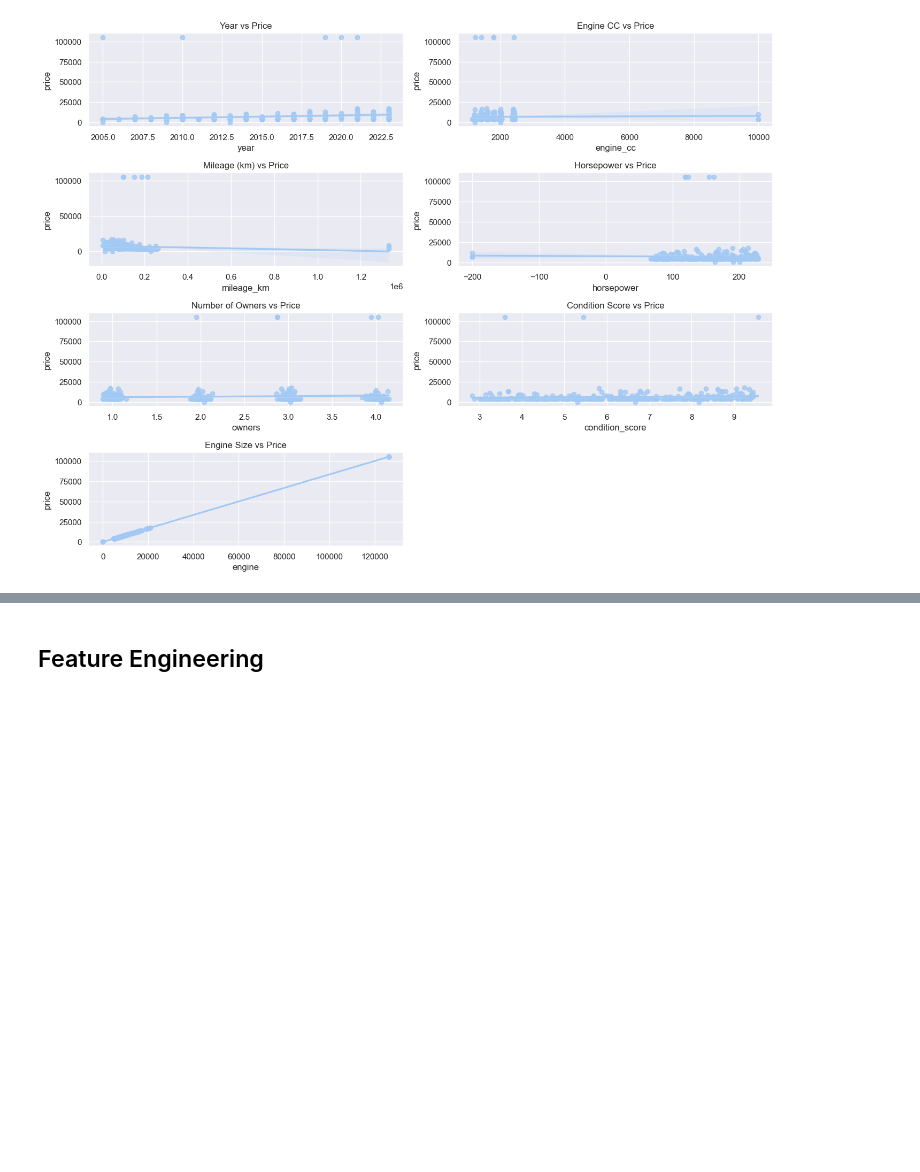
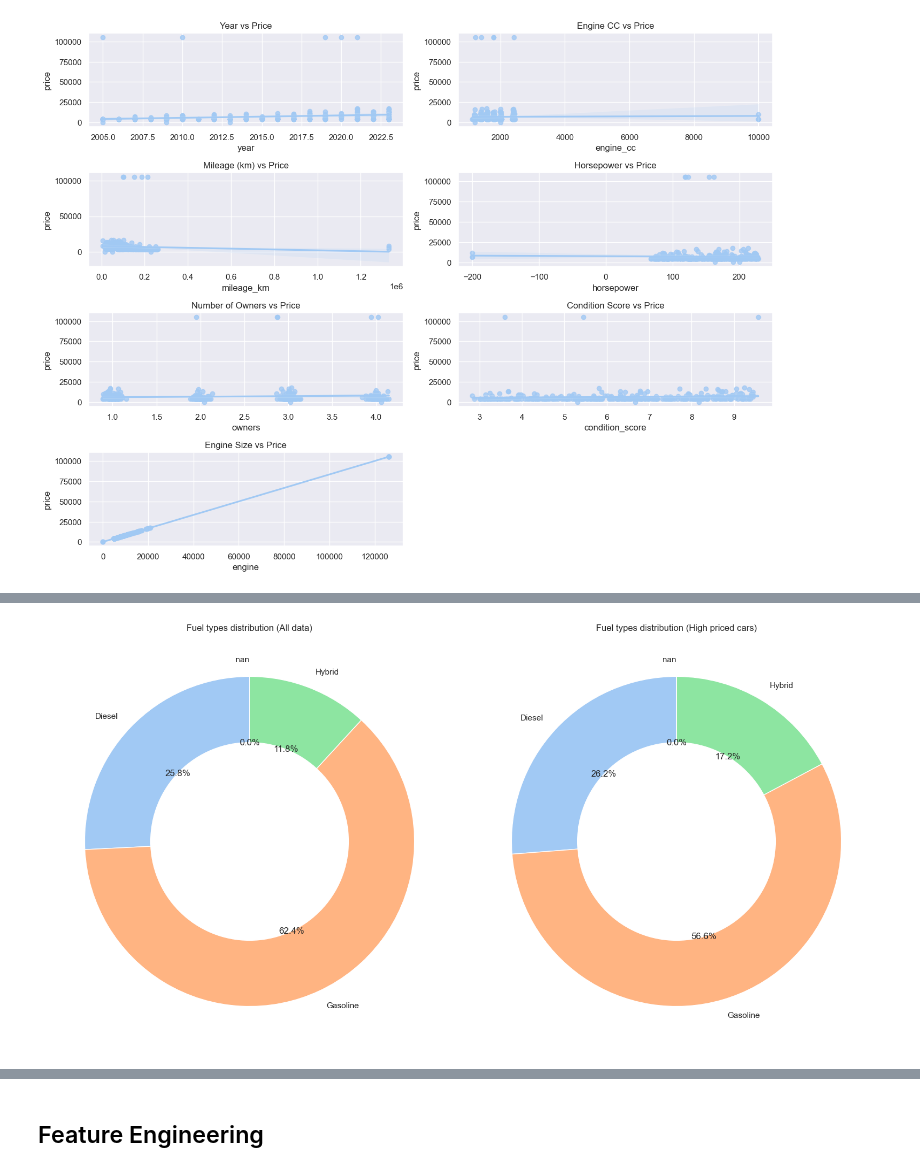
Before and after one commit to ori112/car_pricing_prediction, a Jupyter notebook: project_notebook.ipynb, the cells around one changed output, grey strips where cells are left out. Saved outputs shown, nothing was run; the diff lists cells and outputs as text; code cells hidden in the pictures; blank space fills up the shorter version.

```diff
--- a/project_notebook.ipynb
+++ b/project_notebook.ipynb
@@ -254,0 +338,35 @@ plt.show()
+# %%
+fuel_type_order = (df["fuel_type"].sort_values().unique())
+
+counts_all = df["fuel_type"].value_counts().reindex(fuel_type_order, fill_value=0)
+counts_high = df_high_priced["fuel_type"].value_counts().reindex(fuel_type_order, fill_value=0)
+
+
+plt.figure(figsize=(16, 8))
+
+# All data
+plt.subplot(1, 2, 1)
+plt.pie(
+    counts_all,
+    labels=counts_all.index,
+    startangle=90,
+    autopct='%1.1f%%'
+)
+plt.gca().add_artist(plt.Circle((0, 0), 0.6, color='white'))
+plt.title("Fuel types distribution (All data)")
+
+# High priced data
+plt.subplot(1, 2, 2)
+plt.pie(
+    counts_high,
+    labels=counts_high.index,
+    startangle=90,
+    autopct='%1.1f%%'
+)
+plt.gca().add_artist(plt.Circle((0, 0), 0.6, color='white'))
+plt.title("Fuel types distribution (High priced cars)")
+
+plt.tight_layout()
+plt.show()
+# %% [output]
+[figure, added]
```
Also changed, not shown: parts of 6 cells of this notebook.
